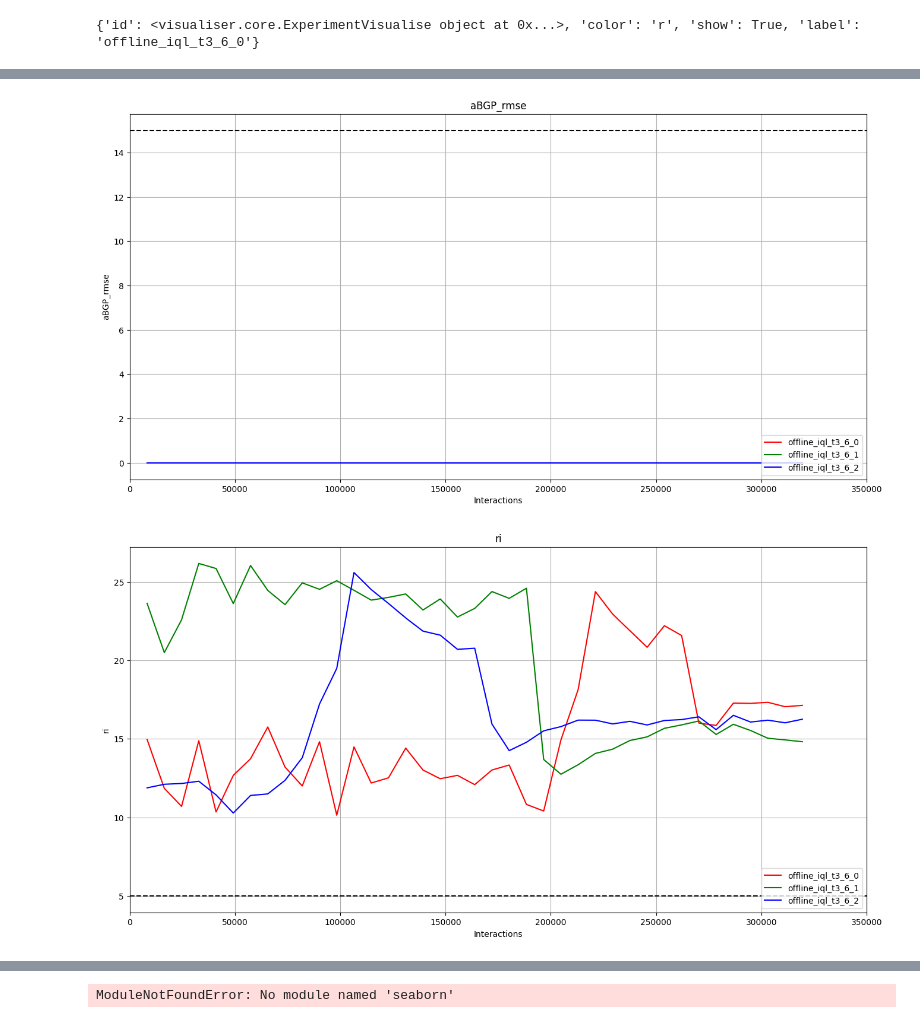
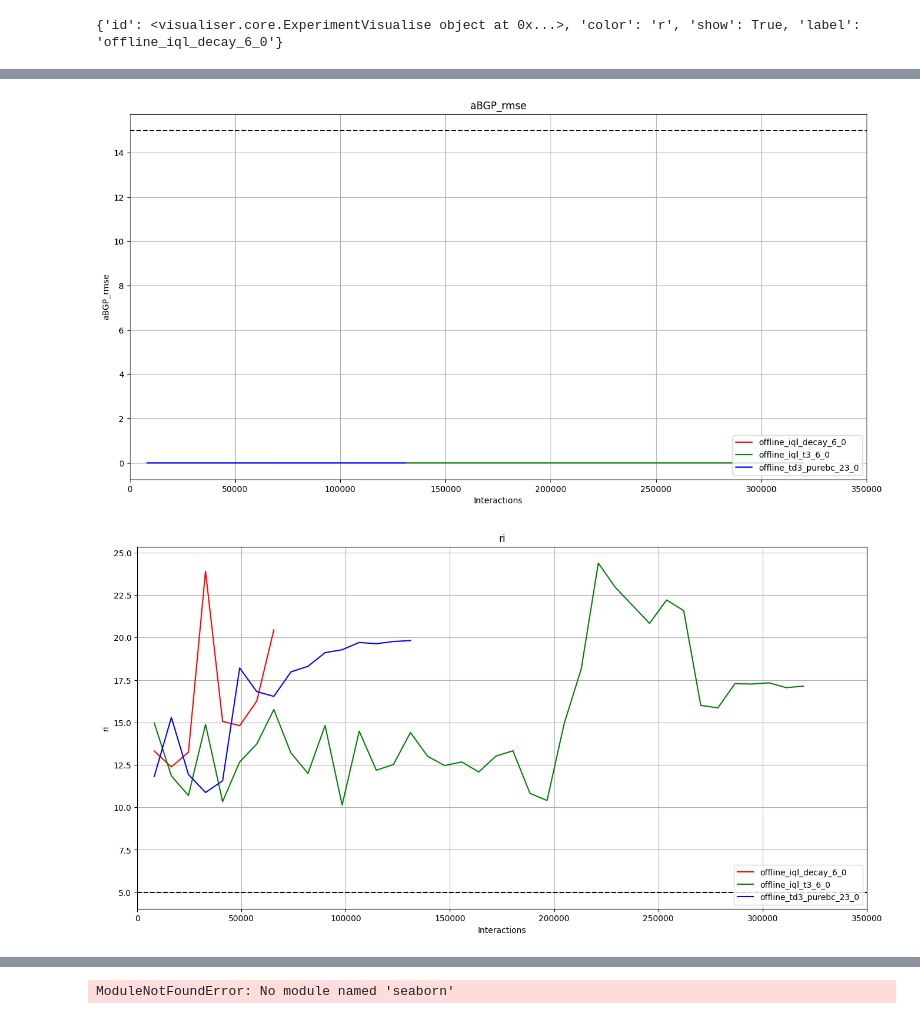
Before and after one commit to RL4H/RL4T1D, a Jupyter notebook: visualiser/notebooks/individual_analyzer.ipynb, the cells around one changed output, grey strips where cells are left out. Saved outputs shown, nothing was run; the diff lists cells and outputs as text; code cells hidden in the pictures.

```diff
--- a/visualiser/notebooks/individual_analyzer.ipynb
+++ b/visualiser/notebooks/individual_analyzer.ipynb
@@ -13,25 +13,10 @@ from visualiser.core import display_commands, plot_testing_metric, display_comma
 import matplotlib.gridspec
 %matplotlib inline
 
-# FOLDER = 'nci/May12/adult_easy/'
-# ALGO = 'G'
-# SUBJECT = '6'
-# PATH = FOLDER+ALGO+SUBJECT
-# COHORT = 'Adult'
 
-# EXP_NAME = 'offline_td3_debug' offline_td3_clinical
-# EXP_NAME   = 'offline_td3_test_mixed1'
-# EXP_NAME_2 = "offline_td3_test_mixed2"
-# EXP_NAME_3 = "offline_td3_test_mixed3"
-
-# EXP_NAME   = 'offline_td3_test_full_q'
-# EXP_NAME_2 = "offline_td3_test_bc"
-# EXP_NAME_3 = "offline_td3_test_mixed2"
-
-#offline_td3_p19_4
-EXP_NAME = 'offline_iql_t3_6_0'
-EXP_NAME_2 = "offline_iql_t3_6_1"
-EXP_NAME_3 = "offline_iql_t3_6_2"
+EXP_NAME = 'offline_iql_decay_6_0'
+EXP_NAME_2 = "offline_iql_t3_6_0"
+EXP_NAME_3 = "offline_td3_purebc_23_0"
 
 COHORT = 'Adult'
 SUBJECT = '0'
@@ -105 +90 @@ plot_testing_metric(exp_vis, type='min_max', dis_len=dis_len, metric='lgbi', goa
-{'id': <visualiser.core.ExperimentVisualise object at 0x...>, 'color': 'r', 'show': True, 'label': 'offline_iql_t3_6_0'}
+{'id': <visualiser.core.ExperimentVisualise object at 0x...>, 'color': 'r', 'show': True, 'label': 'offline_iql_decay_6_0'}
@@ -108,2 +93,2 @@ plot_testing_metric(exp_vis, type='min_max', dis_len=dis_len, metric='lgbi', goa
-[figure, old version]
+[figure, new version]
-[figure, old version]
+[figure, new version]
```
Also changed, not shown: parts of 2 cells of this notebook, 7 other files.
